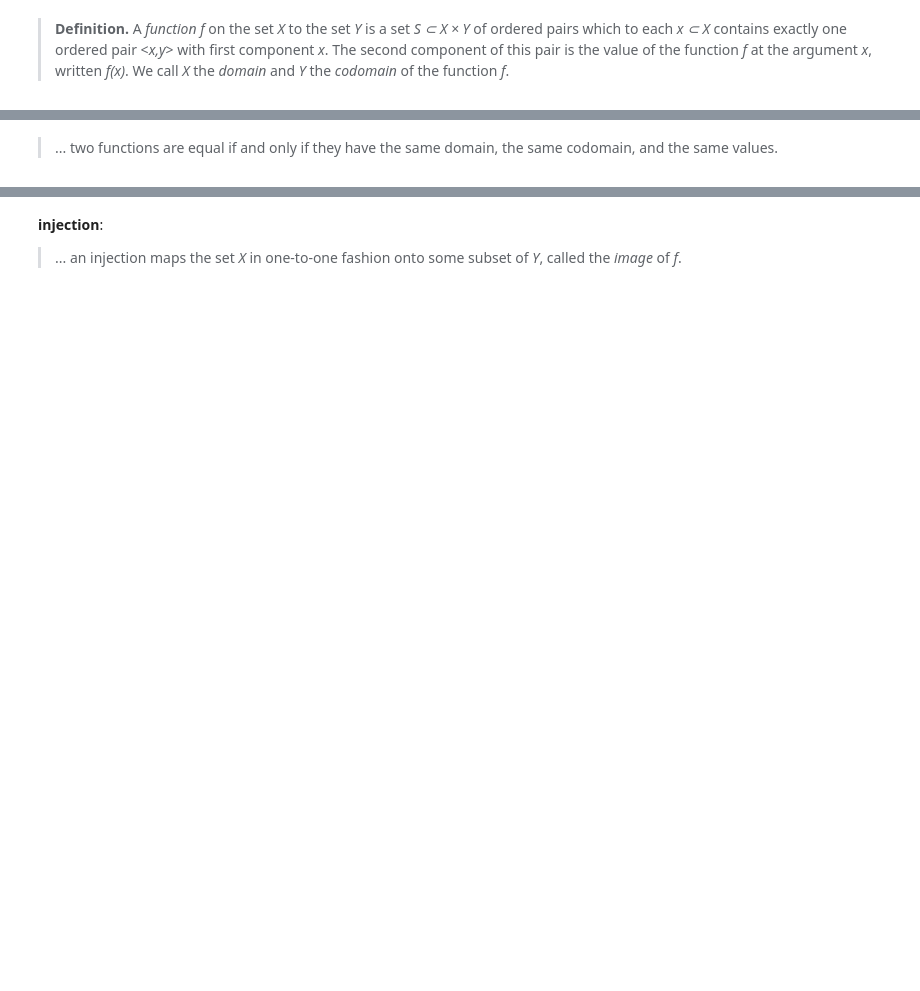
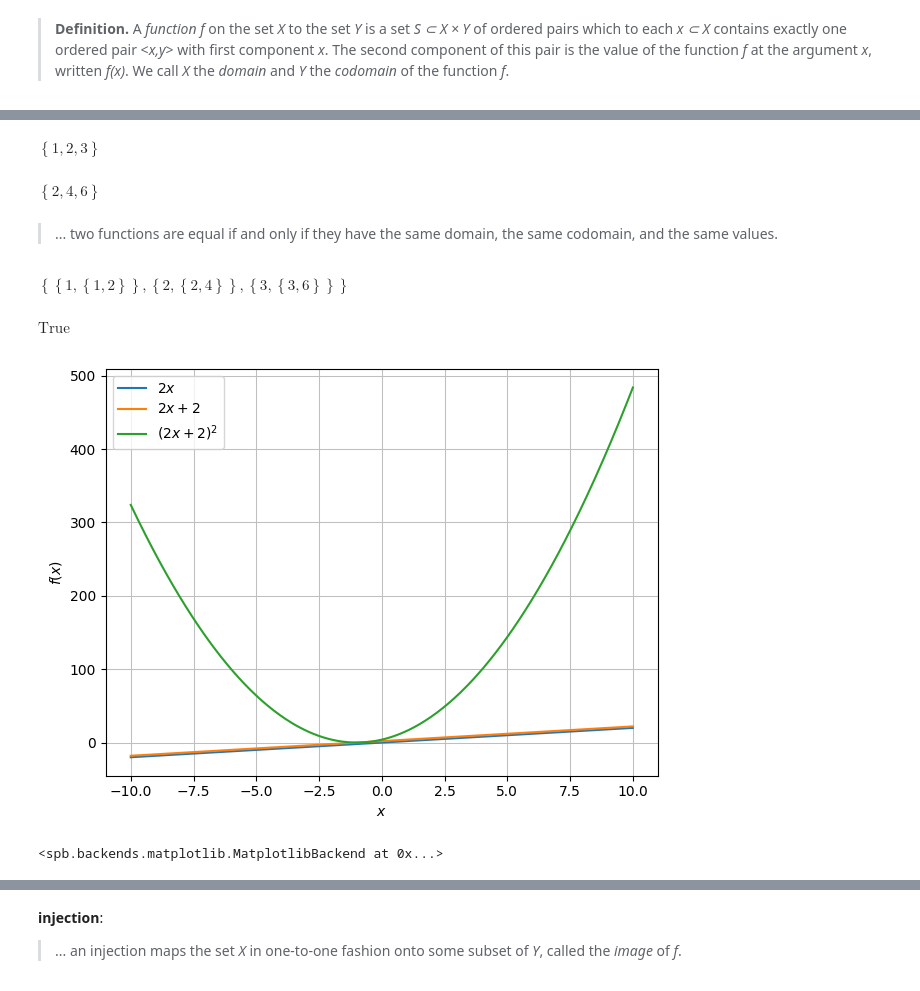
Before and after one commit to James-G-Hill/Sympy-Companion-to-Mathematics-Form-and-Function, a Jupyter notebook: ch05_functions_transformations_groups/04_functions_as_sets_of_pairs.ipynb, the cells around one changed output, grey strips where cells are left out. Drawn from its saved outputs; the diff is of its cells as text; code cells hidden in the pictures; blank space fills up the shorter version.

```diff
--- a/ch05_functions_transformations_groups/04_functions_as_sets_of_pairs.ipynb
+++ b/ch05_functions_transformations_groups/04_functions_as_sets_of_pairs.ipynb
@@ -27,0 +28,11 @@ print(axiom_of_extensionality(A, B, C))
+# %%
+X = FiniteSet()
+x = Symbol('x')
+
+A = FiniteSet()
+B = FiniteSet()
+
+Equivalent(
+    Eq(A, B),
+    And(*[Equivalent(Contains(x, A), Contains(x, B)) for x in X])
+)
@@ -30,2 +167,31 @@ print(axiom_of_extensionality(A, B, C))
+# %%
+f1.domain
+# %% [output]
+$\displaystyle \left\{1, 2, 3\right\}$
+# %%
+f1.codomain
+# %% [output]
+$\displaystyle \left\{2, 4, 6\right\}$
 # %% [markdown]
  > ... two functions are equal if and only if they have the same domain, the same codomain, and the same values.
+# %%
+g1 = Func(X2, Y2)
+g1
+# %% [output]
+$\displaystyle \left\{\left\{1, \left\{1, 2\right\}\right\}, \left\{2, \left\{2, 4\right\}\right\}, \left\{3, \left\{3, 6\right\}\right\}\right\}$
+# %%
+Equivalent(
+    Eq(f1, g1),
+    And(*[Eq(f1.apply(x), g1.apply(x)) for x in f1.domain])
+)
+# %% [output]
+$\displaystyle \text{True}$
+# %%
+plot(
+    2*x,
+    2*x + 2,
+    (2*x + 2)**2
+)
+# %% [output]
+[figure, added]
+<spb.backends.matplotlib.MatplotlibBackend at 0x...>
```
Also changed, not shown: parts of 37 cells of this notebook, 2 other files.
